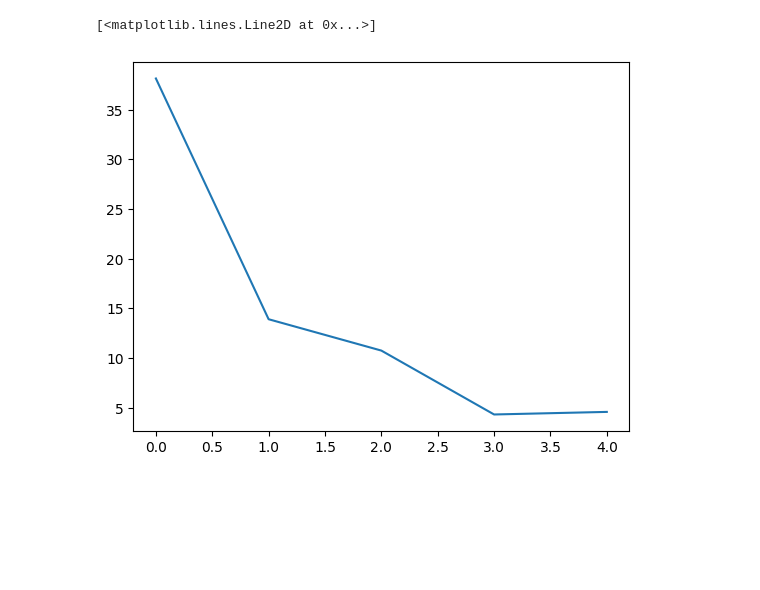
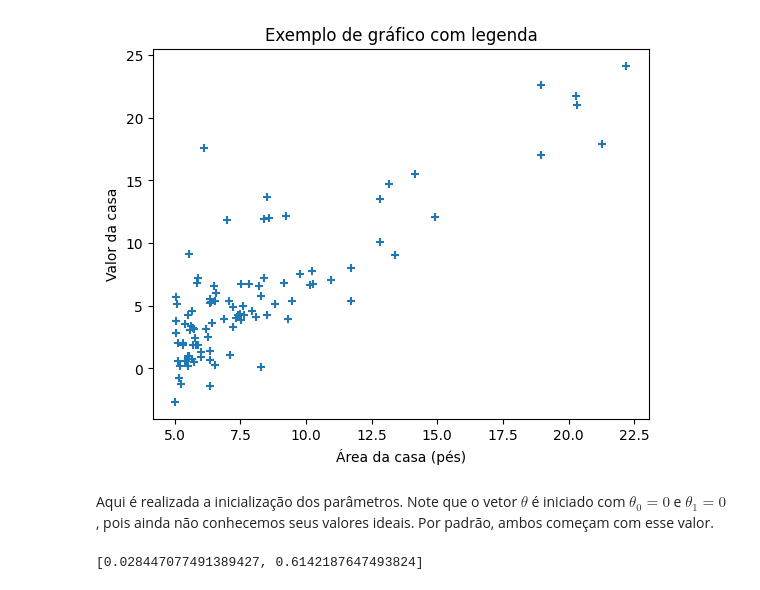
Before and after one commit to filipe-pinheiro/Gradiente_Descendente, a Jupyter notebook: 3.Gradiente Mini Batch.ipynb, the cells around one changed output. Saved outputs shown, nothing was run; the diff lists cells and outputs as text; code cells hidden in the pictures; blank space fills up the shorter version.

```diff
--- a/3.Gradiente Mini Batch.ipynb
+++ b/3.Gradiente Mini Batch.ipynb
@@ -101,0 +137,14 @@ def executar_minibatch(theta_values, features, targets, learning_rate):
+# %%
+##Carregar e processar os dados
+data = np.loadtxt("Data/data1.txt", delimiter = ",")
+x = data[:, 0]
+y = data[:, 1]
+# %%
+##Disposição dos dados no plano
+plt.scatter(x, y, marker = "+")
+plt.title('Exemplo de gráfico com legenda')
+plt.xlabel('Área da casa (pés)')
+plt.ylabel('Valor da casa')
+plt.show()
+# %% [output]
+[figure, added]
@@ -102 +155,3 @@ def executar_minibatch(theta_values, features, targets, learning_rate):
+# %% [markdown]
+Aqui é realizada a inicialização dos parâmetros. Note que o vetor $\theta$ é iniciado com $\theta_0 = 0$ e $\theta_1 = 0$,  pois ainda não conhecemos seus valores ideais. Por padrão, ambos começam com esse valor.
 # %%
@@ -106,6 +163,6 @@ a, b = executar_minibatch(theta, X, Y, 0.01)
 # %%
-plt.plot(b)
+##O valor atualizado de theta:
+theta_atualizado
 # %% [output]
-[<matplotlib.lines.Line2D at 0x...>]
+[0.028447077491389427, 0.6142187647493824]
-[figure, removed]
 # %%
```
Also changed, not shown: parts of 24 cells of this notebook, 1 other file.
